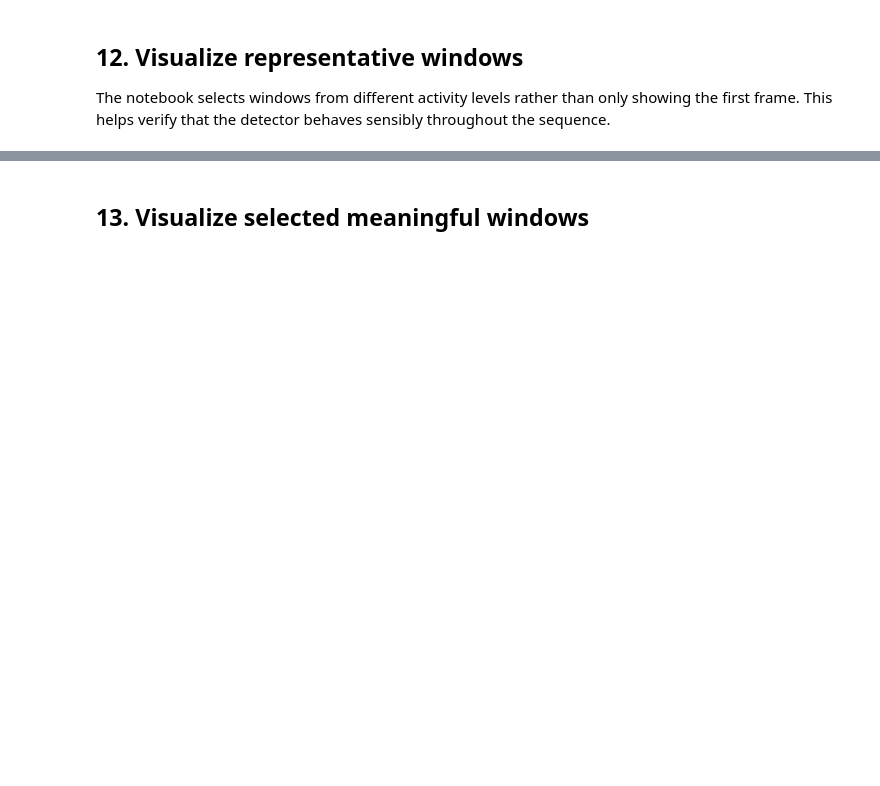
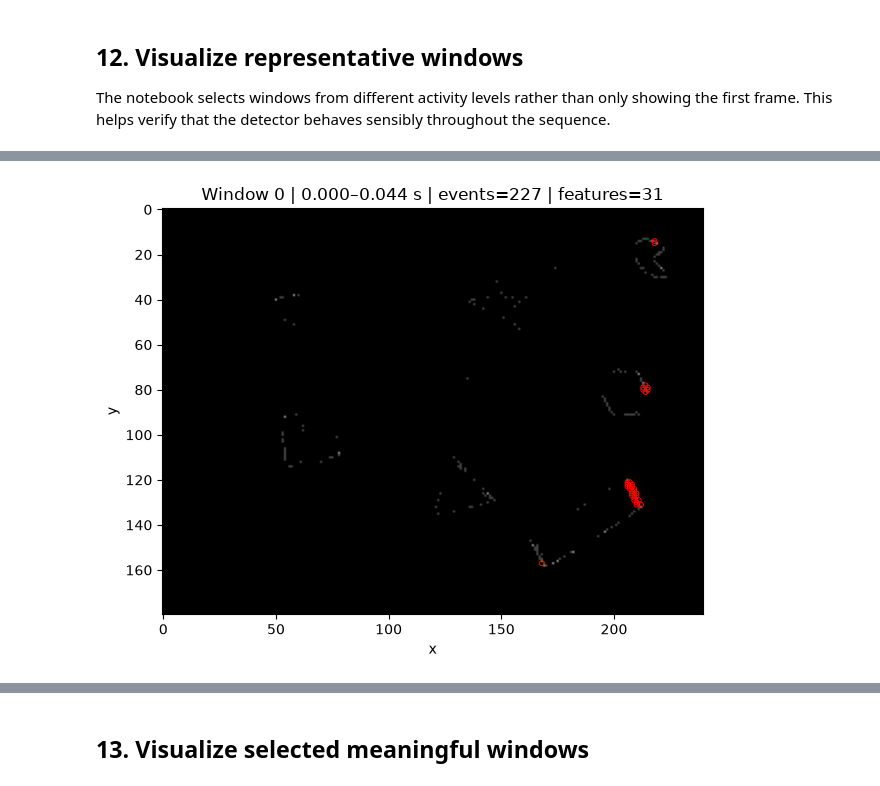
Before and after one commit to mvbc-22/SNN_VIO, a Jupyter notebook: notebooks/02_dense_event_feature_extraction_all_windows.ipynb, the cells around one changed output, grey strips where cells are left out. Cells and saved outputs as stored; diff of their text form; code cells hidden in the pictures; blank space fills up the shorter version.

```diff
--- a/notebooks/02_dense_event_feature_extraction_all_windows.ipynb
+++ b/notebooks/02_dense_event_feature_extraction_all_windows.ipynb
@@ -371,31 +458,99 @@ plt.show()
 The notebook selects windows from different activity levels rather than only showing the first frame. This helps verify that the detector behaves sensibly throughout the sequence.
 # %%
 def show_window(k, figsize=(12, 5)):
-    i0, i1 = int(left_idx[k]), int(right_idx[k])
-    frame = dense_event_frame(x[i0:i1], y[i0:i1], width=width, height=height)
-    xs, ys, scores = feature_x[k], feature_y[k], feature_score[k]
+    # Safety check
+    if k < 0 or k >= len(summary_df):
+        print(f"Invalid window index: {k}")
+        return
+
+    i0 = int(left_idx[k])
+    i1 = int(right_idx[k])
+
+    frame = dense_event_frame(
+        x[i0:i1],
+        y[i0:i1],
+        width=width,
+        height=height
+    )
+
+    xs = feature_x[k]
+    ys = feature_y[k]
+    scores = feature_score[k]
 
     fig, ax = plt.subplots(figsize=figsize)
-    ax.imshow(frame, cmap="gray", origin="upper")
-    if len(xs):
-        ax.scatter(xs, ys, s=12, facecolors="none", edgecolors="red", linewidths=0.7)
+
+    ax.imshow(
+        frame,
+        cmap="gray",
+        origin="upper"
+    )
+
+    if len(xs) > 0:
+        ax.scatter(
+            xs,
+            ys,
+            s=12,
+            facecolors="none",
+            edgecolors="red",
+            linewidths=0.7
+        )
+
     ax.set_title(
-        f"Window {k} | {summary_df.loc[k, 't_start_us']/1e6:.3f}–{summary_df.loc[k, 't_end_us']/1e6:.3f} s | "
-        f"events={len(x[i0:i1])} | features={len(xs)}"
+        f"Window {k} | "
+        f"{summary_df.loc[k, 't_start_us']/1e6:.3f}–"
+        f"{summary_df.loc[k, 't_end_us']/1e6:.3f} s | "
+        f"events={i1-i0} | "
+        f"features={len(xs)}"
     )
+
     ax.set_xlabel("x")
     ax.set_ylabel("y")
+
     plt.tight_layout()
     plt.show()
 
-# First, median-feature, and highest-feature windows.
+
+# ============================================================
+# Select representative WINDOWS
+# ============================================================
+
+feature_counts = summary_df["feature_count"].to_numpy()
+
+# 1. First window
+idx_first = 0
+
+# 2. Window with minimum number of features
+idx_min = int(np.argmin(feature_counts))
+
+# 3. Window closest to median feature count
+median_feature_count = np.median(feature_counts)
+
+idx_median = int(
+    np.argmin(
+        np.abs(feature_counts - median_feature_count)
+    )
+)
+
+# 4. Window with maximum number of features
+idx_max = int(np.argmax(feature_counts))
+
+# 5. Last window
+idx_last = len(summary_df) - 1
+
+
 example_indices = sorted(set([
-    0,
-    int(summary_df["feature_count"].idxmin()),
-    int(summary_df["feature_count"].median()),
-    int(summary_df["feature_count"].idxmax()),
-    len(summary_df) - 1,
+    idx_first,
+    idx_min,
+    idx_median,
+    idx_max,
+    idx_last
 ]))
+
+
+print("Total windows:", len(summary_df))
+print("Median feature count:", median_feature_count)
+print("Representative window indices:", example_indices)
 
 for k in example_indices:
     show_window(k)
+# %% [output]
@@ -401,0 +560 @@ for k in example_indices:
+[figure, added]
```
Also changed, not shown: parts of 15 cells of this notebook, 3 other files.
